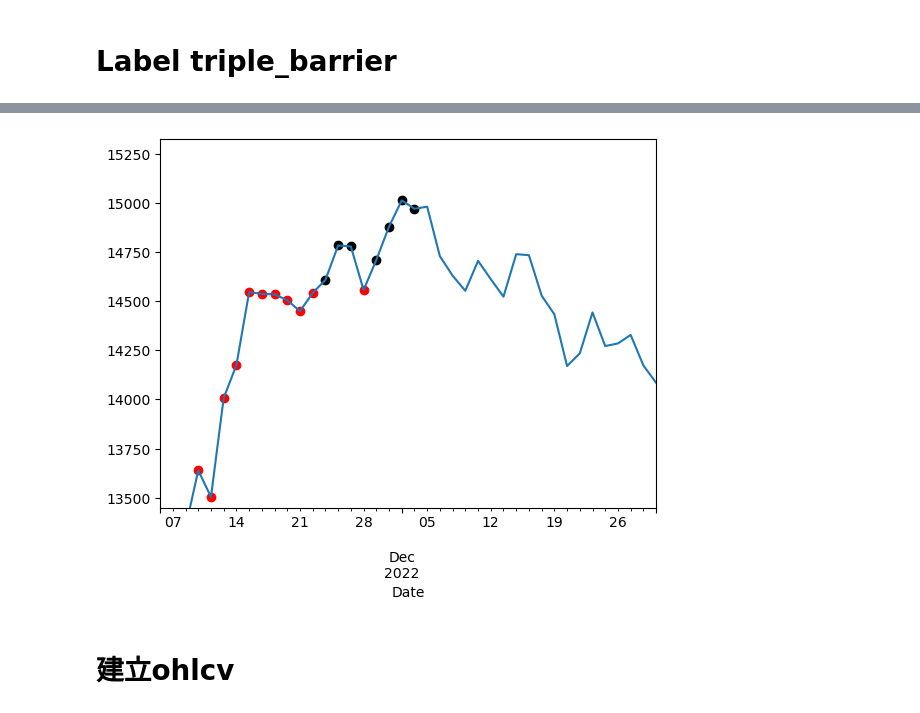
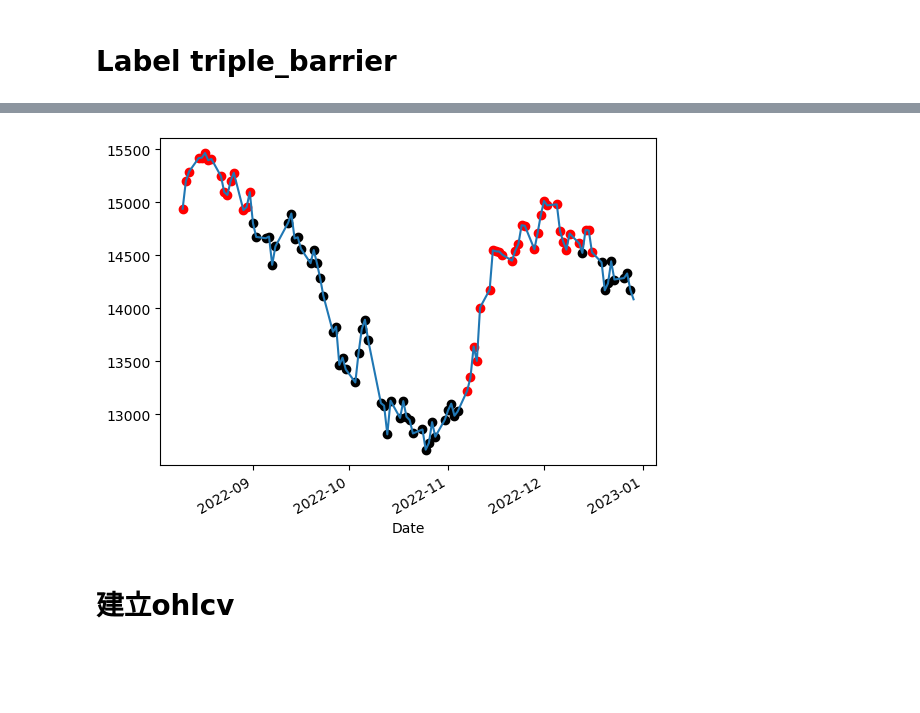
Before and after one commit to skywalker0803r/telegram-investment-advice-bot, a Jupyter notebook: train.ipynb, the cells around one changed output, grey strips where cells are left out. Drawn from its saved outputs; the diff is of its cells as text; code cells hidden in the pictures; blank space fills up the shorter version.

```diff
--- a/train.ipynb
+++ b/train.ipynb
@@ -93,16 +134,15 @@ sns.countplot(df['triple_barrier_signal'])
 # %%
 import matplotlib.pyplot as plt
-buy = df[df['triple_barrier_signal']==1]['Close']
-sell = df[df['triple_barrier_signal']==-1]['Close']
-df['Close'][-40:].plot()#後20筆是前20筆的驗證
+
+df_recent = df.tail(100)
+buy = df_recent[df_recent['triple_barrier_signal']==1]['Close']
+sell = df_recent[df_recent['triple_barrier_signal']==-1]['Close']
+df_recent['Close'].plot()#後20筆是前20筆的驗證
 plt.scatter(buy.index,buy.values,color='red')
 plt.scatter(sell.index,sell.values,color='black')
-lb = df['Close'][-40:].mean() - 2*df['Close'][-40:].std()
-ub = df['Close'][-40:].mean() + 2*df['Close'][-40:].std()
-plt.ylim(lb,ub)
 plt.show()
 # %% [output]
-[figure, old version]
+[figure, new version]
 # %% [markdown]
 # 建立ohlcv
 # %%
```
Also changed, not shown: parts of 51 cells of this notebook, 4 other files.
